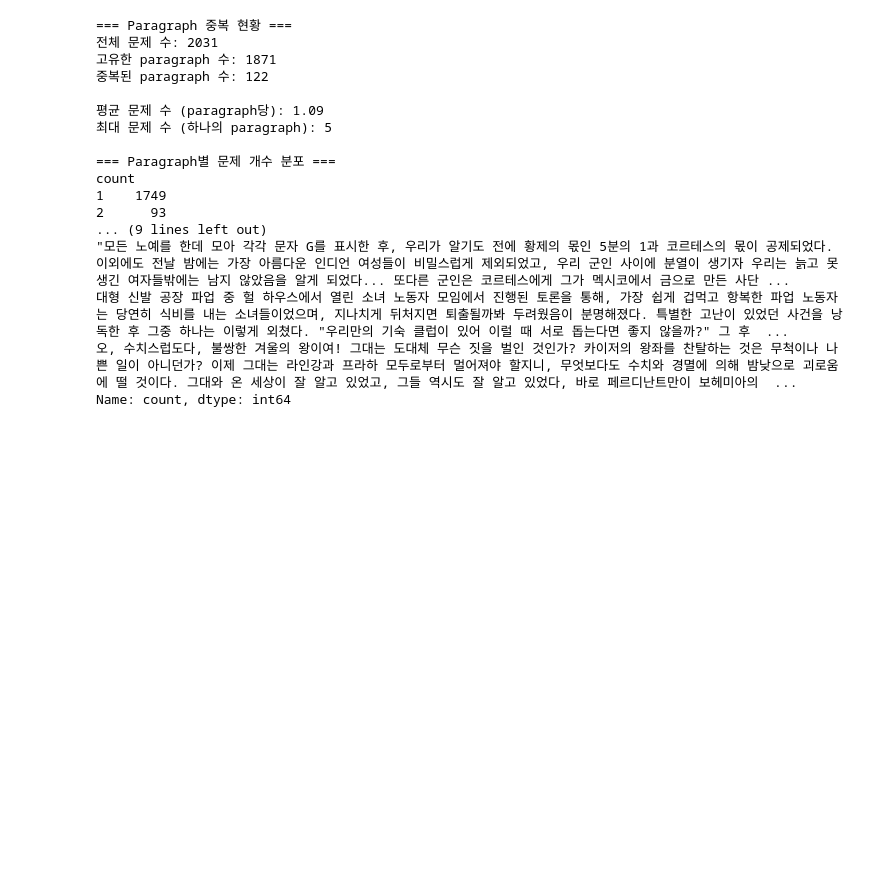
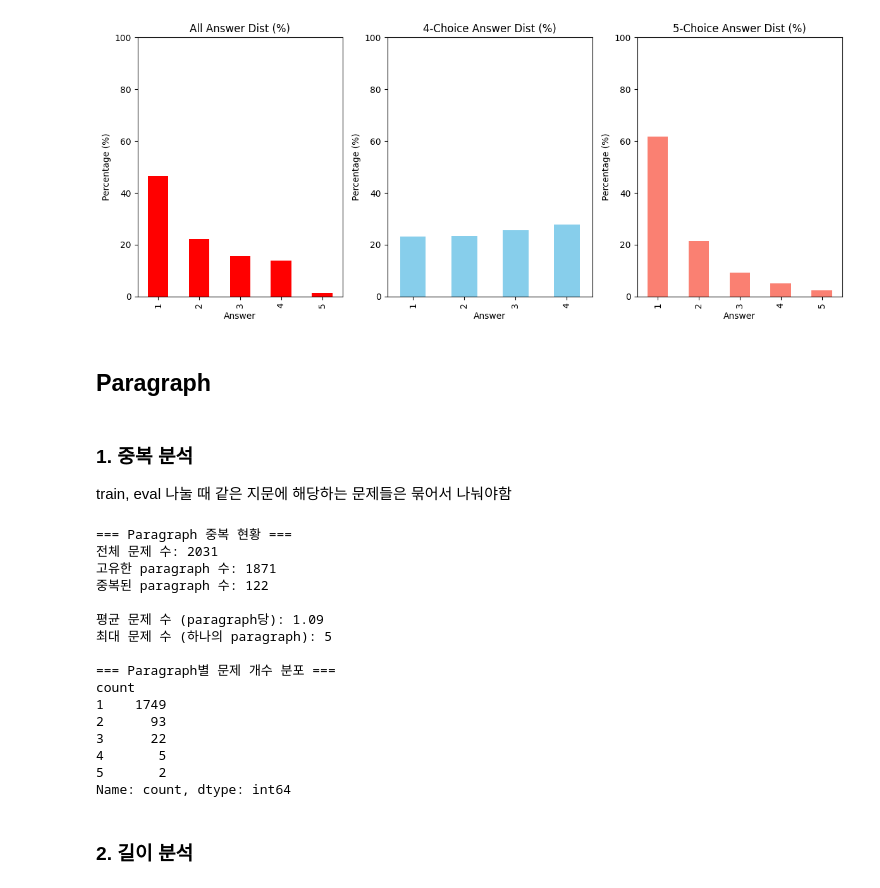
Before and after one commit to boostcampaitech8/pro-nlp-generationfornlp-nlp-13, a Jupyter notebook: notebooks/Han/EDA_han.ipynb, the cells around one changed output. Cells and saved outputs as stored; diff of their text form; code cells hidden in the pictures; blank space fills up the shorter version.

Commit message:
CHORE: edit EDA_han.ipynb

```diff
--- a/notebooks/Han/EDA_han.ipynb
+++ b/notebooks/Han/EDA_han.ipynb
@@ -32,0 +66,27 @@ print(len(df))
+# %%
+# ---------------------------------------------------------
+# 4. 정답 비율 확인 함수 정의
+# ---------------------------------------------------------
+def analyze_answer_distribution(target_df, title):
+    """
+    특정 데이터프레임의 정답 분포와 비율을 계산하고 출력합니다.
+    """
+    print(f"\n{'='*10} {title} 정답 분포 {'='*10}")
+
+    # 정답별 개수 및 비율 계산
+    dist = target_df['answer'].value_counts().sort_index()
+    ratio = (target_df['answer'].value_counts(normalize=True) * 100).sort_index()
+
+    # 결과 시각화를 위한 DataFrame 생성
+    summary = pd.DataFrame({
+        'Count': dist,
+        'Ratio (%)': ratio.round(2)
+    })
+
+    display(summary) # ipynb에서 표 형태로 출력
+    return summary
+# %%
+# 5. 각 그룹별 분석 실행
+dist = analyze_answer_distribution(df, "모든 데이터")
+dist_4 = analyze_answer_distribution(df_4, "4지선다(지식형)")
+dist_5 = analyze_answer_distribution(df_5, "5지선다(추론형)")
@@ -33,3 +117,24 @@ print(len(df))
+# %%
+fig, axes = plt.subplots(1, 3, figsize=(12, 5))
+
+dist['Ratio (%)'].plot(kind='bar', ax=axes[0], color='red', title='All Answer Dist (%)')
+dist_4['Ratio (%)'].plot(kind='bar', ax=axes[1], color='skyblue', title='4-Choice Answer Dist (%)')
+dist_5['Ratio (%)'].plot(kind='bar', ax=axes[2], color='salmon', title='5-Choice Answer Dist (%)')
+
+for ax in axes:
+    ax.set_xlabel('Answer')
+    ax.set_ylabel('Percentage (%)')
+    ax.set_ylim(0, 100) # 비율 비교를 위해 y축 고정
+
+plt.tight_layout()
+plt.show()
+# %% [output]
+[figure, added]
+# %% [markdown]
+## Paragraph
+# %% [markdown]
+### 1. 중복 분석
+train, eval 나눌 때 같은 지문에 해당하는 문제들은 묶어서 나눠야함
 # %%
 # paragraph 중복 분석
 paragraph_counts = df['paragraph'].value_counts()
@@ -44,8 +149,8 @@ print(f"최대 문제 수 (하나의 paragraph): {paragraph_counts.max()}")
 print("\n=== Paragraph별 문제 개수 분포 ===")
 print(paragraph_counts.value_counts().sort_index())
 
-print("\n=== 가장 많은 문제를 가진 paragraph Top 5 ===")
-print(paragraph_counts.head())
+# print("\n=== 가장 많은 문제를 가진 paragraph Top 5 ===")
+# print(paragraph_counts.head())
 # %% [output]
 === Paragraph 중복 현황 ===
 전체 문제 수: 2031
@@ -59,9 +164,10 @@ print(paragraph_counts.head())
 count
 1    1749
 2      93
-... (9 lines left out)
-"모든 노예를 한데 모아 각각 문자 G를 표시한 후, 우리가 알기도 전에 황제의 몫인 5분의 1과 코르테스의 몫이 공제되었다. 이외에도 전날 밤에는 가장 아름다운 인디언 여성들이 비밀스럽게 제외되었고, 우리 군인 사이에 분열이 생기자 우리는 늙고 못생긴 여자들밖에는 남지 않았음을 알게 되었다... 또다른 군인은 코르테스에게 그가 멕시코에서 금으로 만든 사단 ...
-대형 신발 공장 파업 중 헐 하우스에서 열린 소녀 노동자 모임에서 진행된 토론을 통해, 가장 쉽게 겁먹고 항복한 파업 노동자는 당연히 식비를 내는 소녀들이었으며, 지나치게 뒤처지면 퇴출될까봐 두려웠음이 분명해졌다. 특별한 고난이 있었던 사건을 낭독한 후 그중 하나는 이렇게 외쳤다. "우리만의 기숙 클럽이 있어 이럴 때 서로 돕는다면 좋지 않을까?" 그 후  ...
-오, 수치스럽도다, 불쌍한 겨울의 왕이여! 그대는 도대체 무슨 짓을 벌인 것인가? 카이저의 왕좌를 찬탈하는 것은 무척이나 나쁜 일이 아니던가? 이제 그대는 라인강과 프라하 모두로부터 멀어져야 할지니, 무엇보다도 수치와 경멸에 의해 밤낮으로 괴로움에 떨 것이다. 그대와 온 세상이 잘 알고 있었고, 그들 역시도 잘 알고 있었다, 바로 페르디난트만이 보헤미아의  ...
+3      22
+4       5
+5       2
 Name: count, dtype: int64
+# %% [markdown]
+### 2. 길이 분석
 # %%
```
Also changed, not shown: parts of 19 cells of this notebook.
